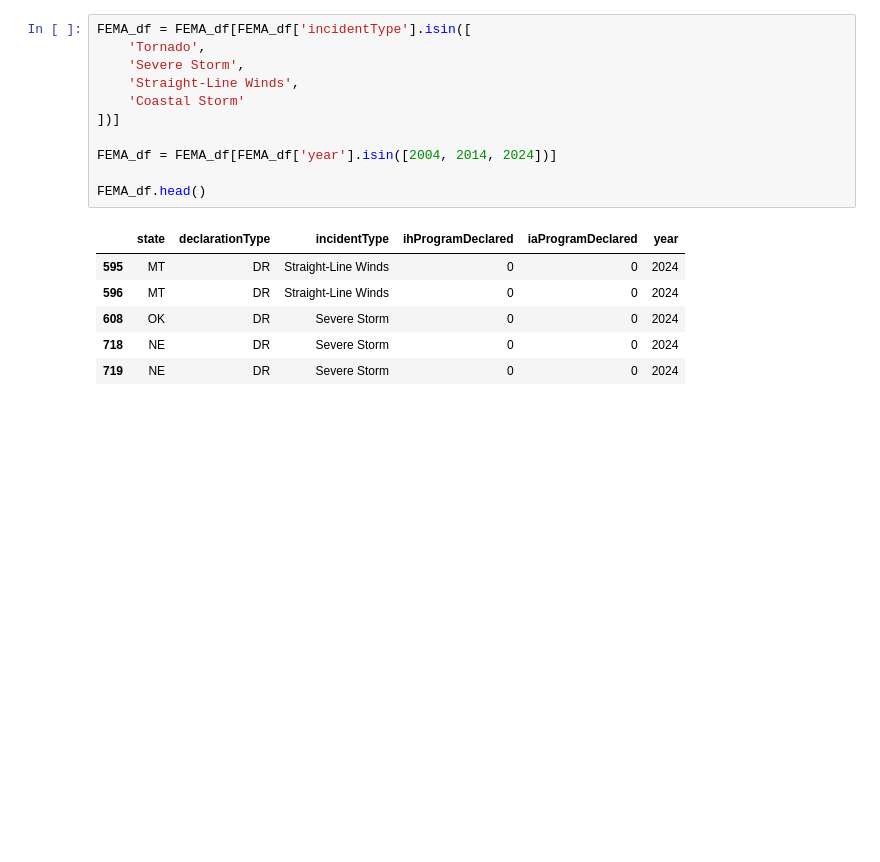
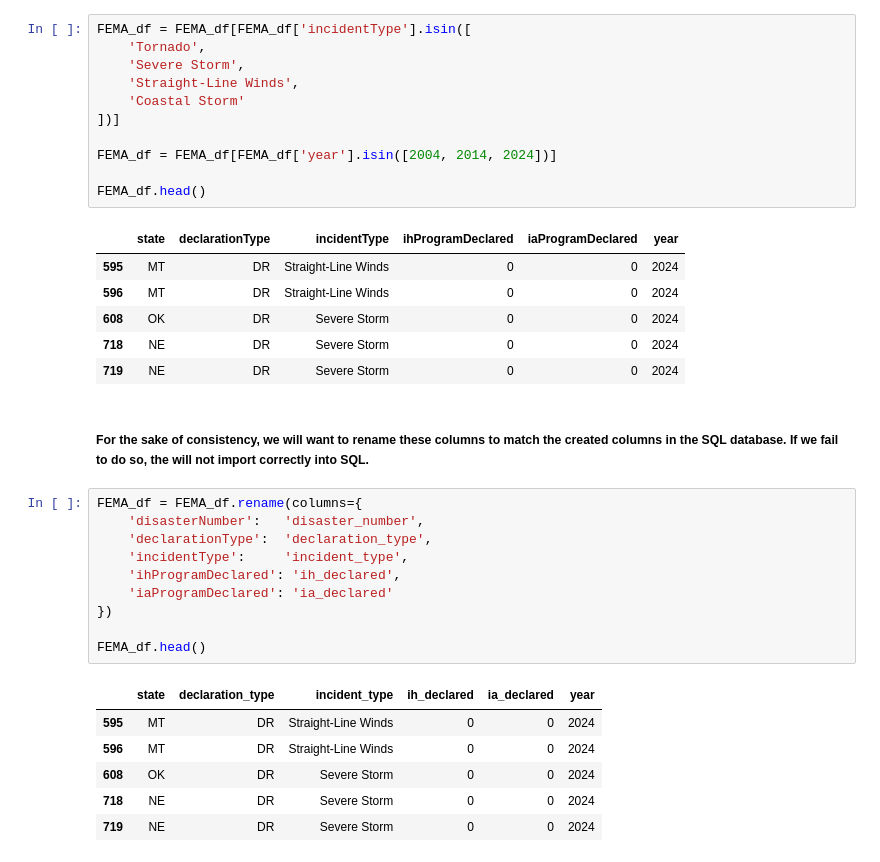
Before and after one commit to GregMiles054/Tornado_Strength_Geographic_Impact, a Jupyter notebook: Notebooks/FEMA_data_exploration.ipynb, the cells around one changed output. Cells and saved outputs as stored; diff of their text form; blank space fills up the shorter version.

```diff
--- a/Notebooks/FEMA_data_exploration.ipynb
+++ b/Notebooks/FEMA_data_exploration.ipynb
@@ -65,3 +65,22 @@ FEMA_df.head()
 | 608 | OK | DR | Severe Storm | 0 | 0 | 2024 |
 | 718 | NE | DR | Severe Storm | 0 | 0 | 2024 |
 | 719 | NE | DR | Severe Storm | 0 | 0 | 2024 |
+# %% [markdown]
+##### For the sake of consistency, we will want to rename these columns to match the created columns in the SQL database. If we fail to do so, the will not import correctly into SQL.
+# %%
+FEMA_df = FEMA_df.rename(columns={
+    'disasterNumber':   'disaster_number',
+    'declarationType':  'declaration_type',
+    'incidentType':     'incident_type',
+    'ihProgramDeclared': 'ih_declared',
+    'iaProgramDeclared': 'ia_declared'
+})
+
+FEMA_df.head()
+# %% [output]
+|  | state | declaration_type | incident_type | ih_declared | ia_declared | year |
+| 595 | MT | DR | Straight-Line Winds | 0 | 0 | 2024 |
+| 596 | MT | DR | Straight-Line Winds | 0 | 0 | 2024 |
+| 608 | OK | DR | Severe Storm | 0 | 0 | 2024 |
+| 718 | NE | DR | Severe Storm | 0 | 0 | 2024 |
+| 719 | NE | DR | Severe Storm | 0 | 0 | 2024 |
```
Also changed, not shown: 5 other files.
